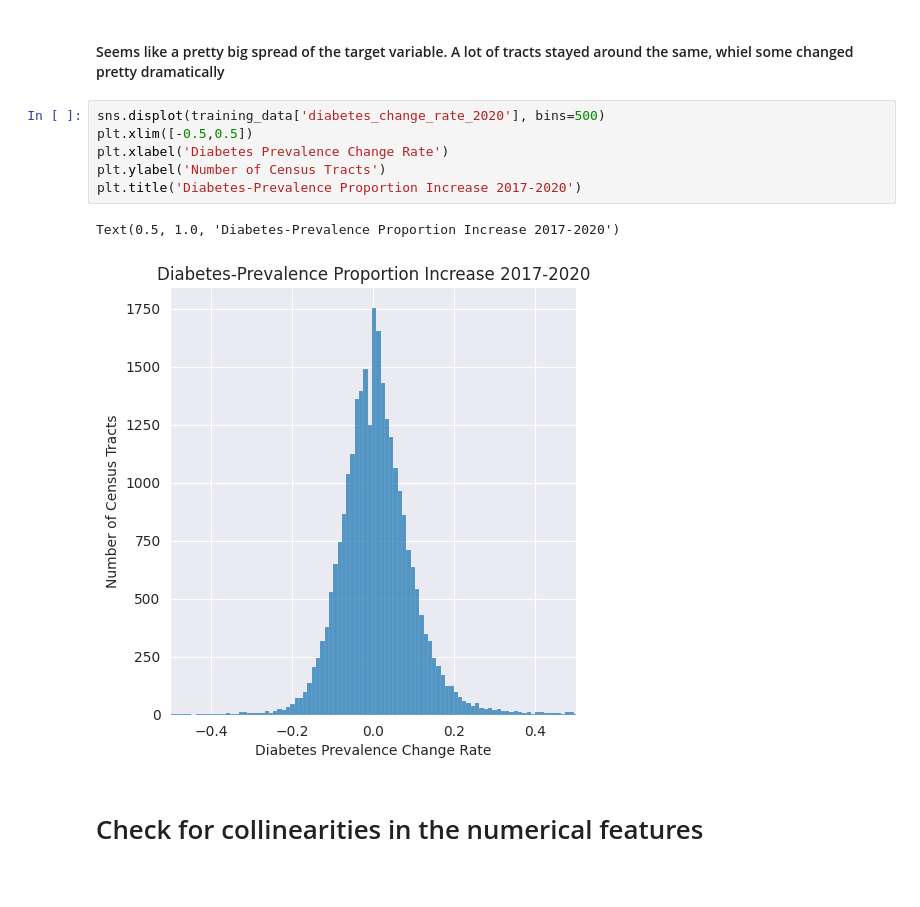
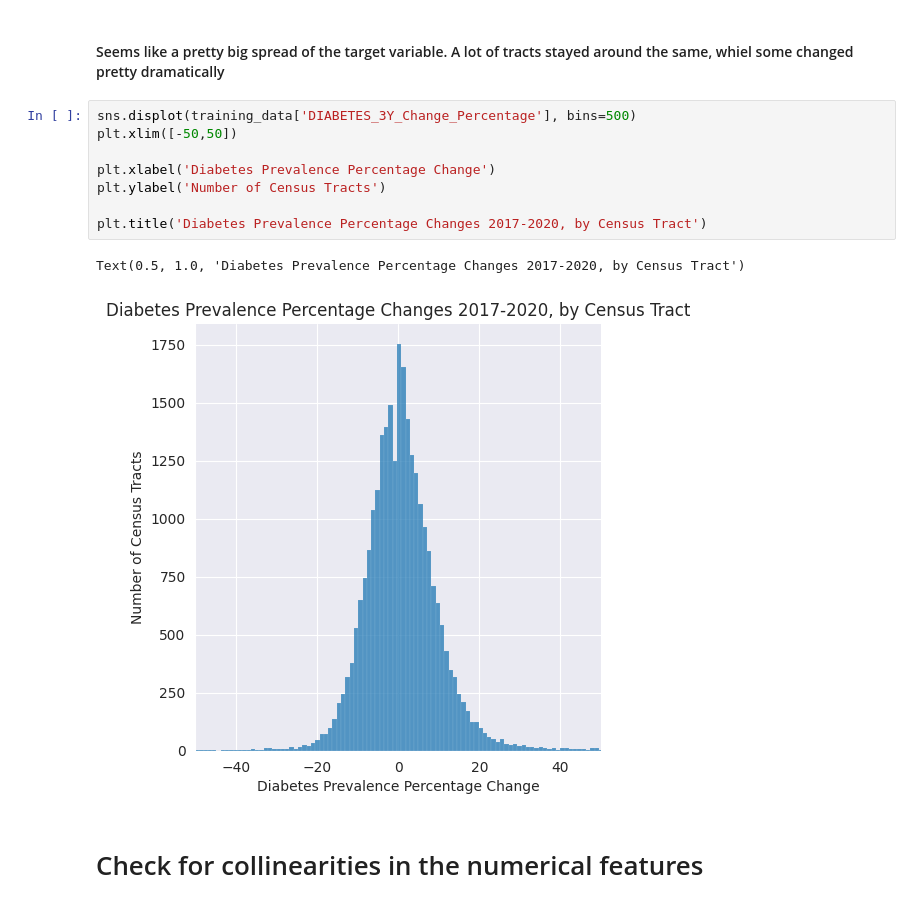
Before and after one commit to Tyler-Chi/Diabetes_Trend_Forecast, a Jupyter notebook: EDA.ipynb, the cells around one changed output. Saved outputs shown, nothing was run; the diff lists cells and outputs as text.

Commit message:
changed everything to percentages

```diff
--- a/EDA.ipynb
+++ b/EDA.ipynb
@@ -30,14 +30,16 @@ np.mean(100 * training_data['diabetes_change_rate_2020'])
 # %% [markdown]
 #### Seems like a pretty big spread of the target variable. A lot of tracts stayed around the same, whiel some changed pretty dramatically
 # %%
-sns.displot(training_data['diabetes_change_rate_2020'], bins=500)
-plt.xlim([-0.5,0.5])
-plt.xlabel('Diabetes Prevalence Change Rate')
+sns.displot(training_data['DIABETES_3Y_Change_Percentage'], bins=500)
+plt.xlim([-50,50])
+
+plt.xlabel('Diabetes Prevalence Percentage Change')
 plt.ylabel('Number of Census Tracts')
-plt.title('Diabetes-Prevalence Proportion Increase 2017-2020')
+
+plt.title('Diabetes Prevalence Percentage Changes 2017-2020, by Census Tract')
 # %% [output]
-Text(0.5, 1.0, 'Diabetes-Prevalence Proportion Increase 2017-2020')
+Text(0.5, 1.0, 'Diabetes Prevalence Percentage Changes 2017-2020, by Census Tract')
-[figure, old version]
+[figure, new version]
 # %% [markdown]
 # Check for collinearities in the numerical features
 # %% [markdown]
```
Also changed, not shown: parts of 7 cells of this notebook, 9 other files.
